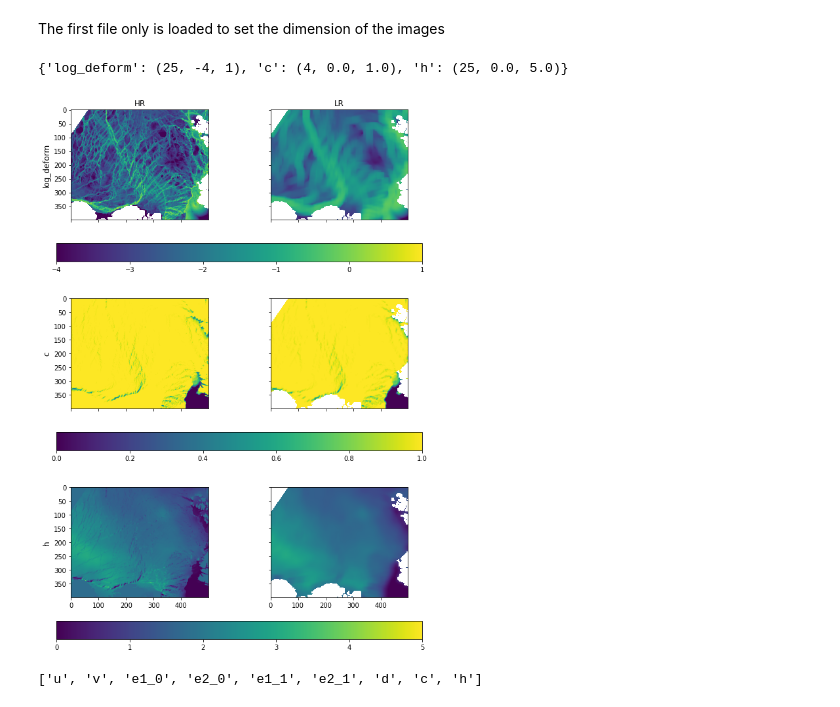
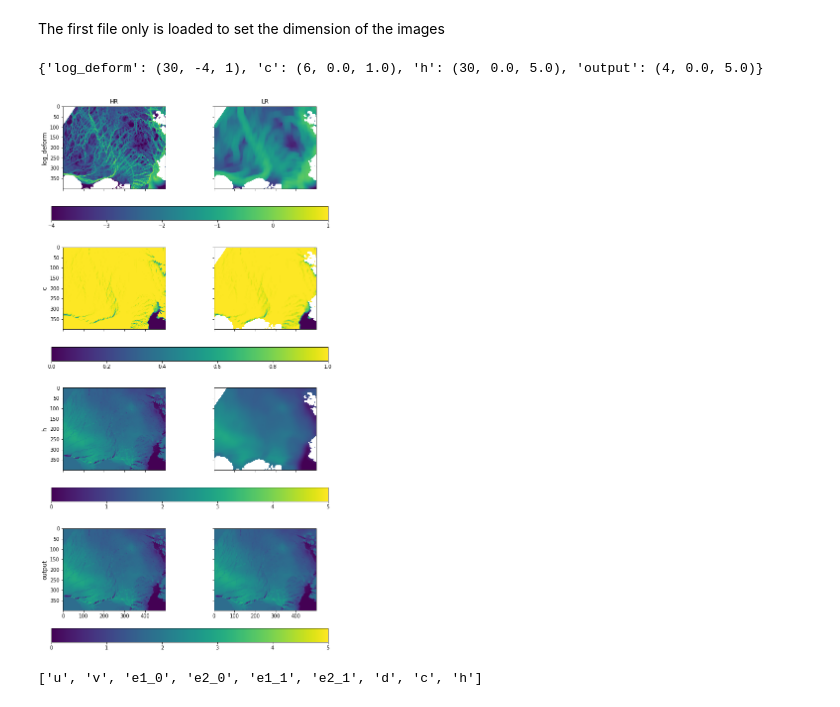
Before and after one commit to nansencenter/SID-NN, a Jupyter notebook: read-data.ipynb, the cells around one changed output. Cells and saved outputs as stored; diff of their text form; code cells hidden in the pictures.

```diff
--- a/read-data.ipynb
+++ b/read-data.ipynb
@@ -22,10 +27,10 @@ mpl.rcParams['axes.labelsize']=mpl.rcParams['axes.titlesize']
 First, we define all the parameters of the numerical experiment
 # %%
 # Name of the experiment
-name = 'exp-sr'
+name = 'exp-sr-sat-hr'
 
 # Load the experiment if already exist
-load = True
+load = False
 
 # Root of all directory used
 rootdir = '/mnt/sfe-ns9602k/Julien/data'
@@ -36,7 +41,10 @@ expdir = os.path.join(rootdir, name)
 # List of keys in the dictionnary of the experiment
 list_of_params = [
 'name', 'rootdir', 'datadir', 'traindir', 'colnames', 'othernames', 'th_sit', 'th_dam', 'th_sic', 'epsi', 'start_train',
-'end_train', 'dsize', 'strides', 'itest','smooth_drift','smooth_sic','smooth_sit', 'scale','targetname','targetfullname'
+'end_train', 'dsize', 'strides', 'itest','smooth_drift','smooth_sic','smooth_sit', 'scale','targetname','targetfullname',
+    'subd',
+    'smooth_output',
+    'strides_test'
 ]
 
 if os.path.isdir(expdir) and load:
@@ -63,7 +71,7 @@ else:
     targetfullname = 'SIT'
 
     # Features used as predictors
-    colnames = ('log_deformation_0','log_deformation_1','c','h','e1_0','e1_1','e2_0','e2_1')
+    colnames = ('e2_0','c','h','e1_0')
 
 
     # Other feture used (e.g. for masking)
@@ -72,7 +80,7 @@ else:
     # Thresholds used for masking
     th_sit = 0. # Sea ice thickness threshold
     th_dam = 0. # Damage threshold
-    th_sic =0.9 # Sea ice concentration threshold
+    th_sic =0.2 # Sea ice concentration threshold --> TODO: 0.2
 
     # Value to use in the normalization
     scale = False
@@ -88,15 +96,23 @@ else:
     dsize=15
 
     # Strides when extracting the input features
-    strides = 30
+    strides = 25
+
+    # Subsampling the input patches
+    subd = 2
+
+    # Strides for the test dataset
+    strides_test = subd #avoid checkin board effect
 
     # Index of the test sample
     itest = 1
 
     # smooth
-    smooth_drift = 25
-    smooth_sit = 25
-    smooth_sic = 4
+    smooth_drift = 30
+    smooth_sit = 30
+    smooth_sic = 6
+    smooth_output = 4
+
     # Create the directories if necessary
     if not os.path.isdir(expdir):
         os.mkdir(expdir)
@@ -165,34 +181,41 @@ if smooth_sic:
     dsmooth['c'] = (smooth_sic, 0., 1.)
 if smooth_sit:
     dsmooth['h'] = (smooth_sit, 0., 5.)
+if smooth_output:
+    dsmooth['output'] = (smooth_output, 0., 5.)
 print(dsmooth)
 # %% [output]
-{'log_deform': (25, -4, 1), 'c': (4, 0.0, 1.0), 'h': (25, 0.0, 5.0)}
+{'log_deform': (30, -4, 1), 'c': (6, 0.0, 1.0), 'h': (30, 0.0, 5.0), 'output': (4, 0.0, 5.0)}
 # %%
 fig, ax = plt.subplots(len(dsmooth),2,sharex='all', sharey='all', figsize = (10, 5*len(dsmooth)))
 for i,k in enumerate(dsmooth):
     size, vmin, vmax = dsmooth[k]
     if k=='log_deform':
         e1 = sample0['e1_0']
         e2 = sample0['e2_0']
         origin = np.log10(24 * 60 * 60 * np.hypot(e1, e2))
         e1_s = conv2d(e1,size)
         e2_s = conv2d(e2,size)
         smooth = np.log10(24 * 60 * 60 * np.hypot(e1_s, e2_s))
 
+
+    elif k=='output':
+        kk = targetname
+        origine = sample0[kk]
+        smooth = conv2d(origin, size)
     else:
         origin = sample0[k]
         smooth = conv2d(origin,size)
     c = ax[i,0].imshow(origin ,vmin=vmin, vmax=vmax)
     ax[i,0].set_ylabel(k)
     ax[i,1].imshow(smooth,vmin=vmin, vmax=vmax)
     fig.colorbar(c, ax=list(ax[i,:].ravel()),orientation='horizontal')
 ax[0,0].set_title('HR')
 ax[0,1].set_title('LR')
 
 fig.savefig('figs/smoothing_effect.png')
 # %% [output]
-[figure, old version]
+[figure, new version]
 # %%
 list(sample0.keys())
 # %% [output]
```
Also changed, not shown: parts of 16 cells of this notebook, 4 other files.
